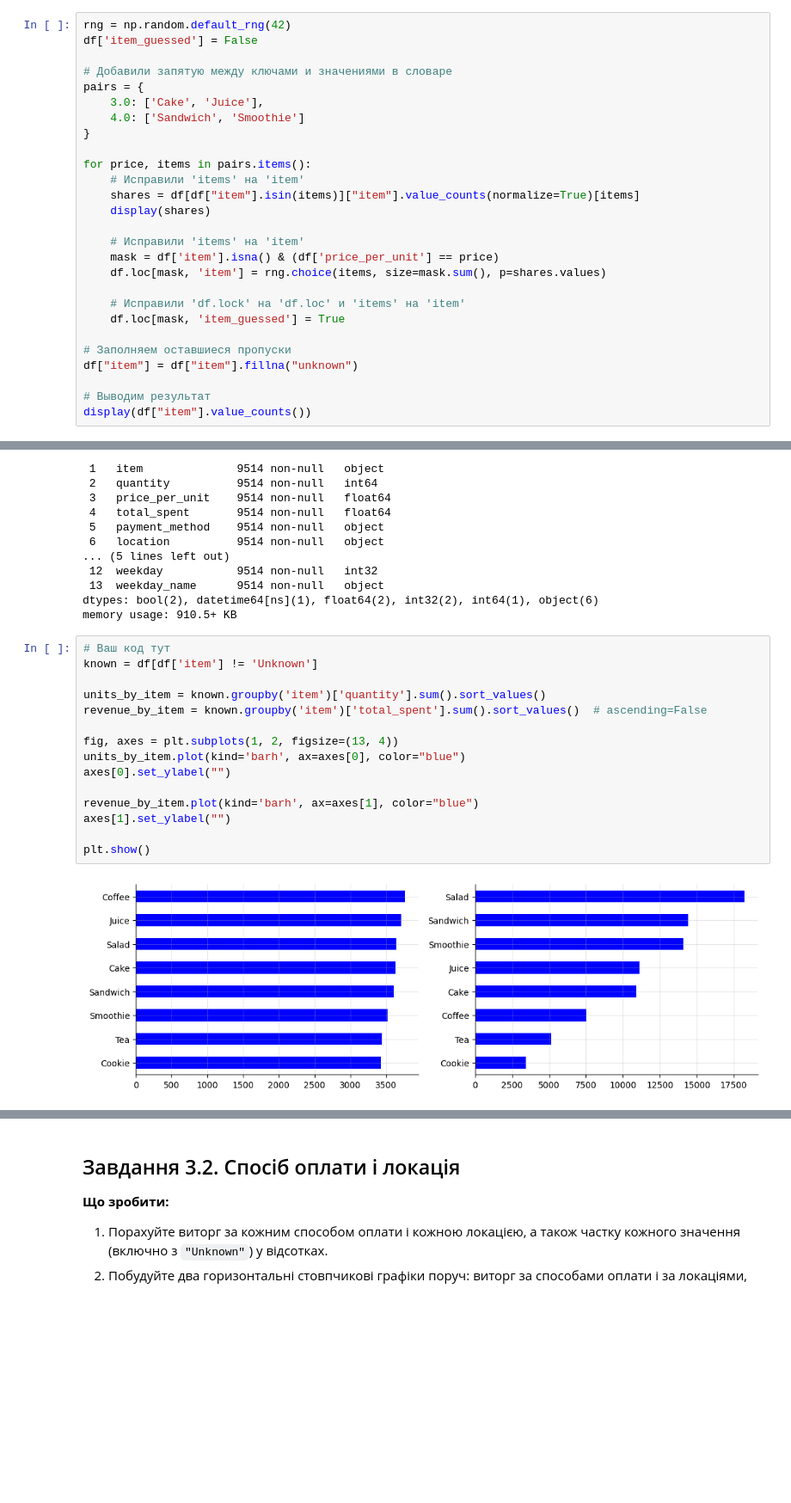
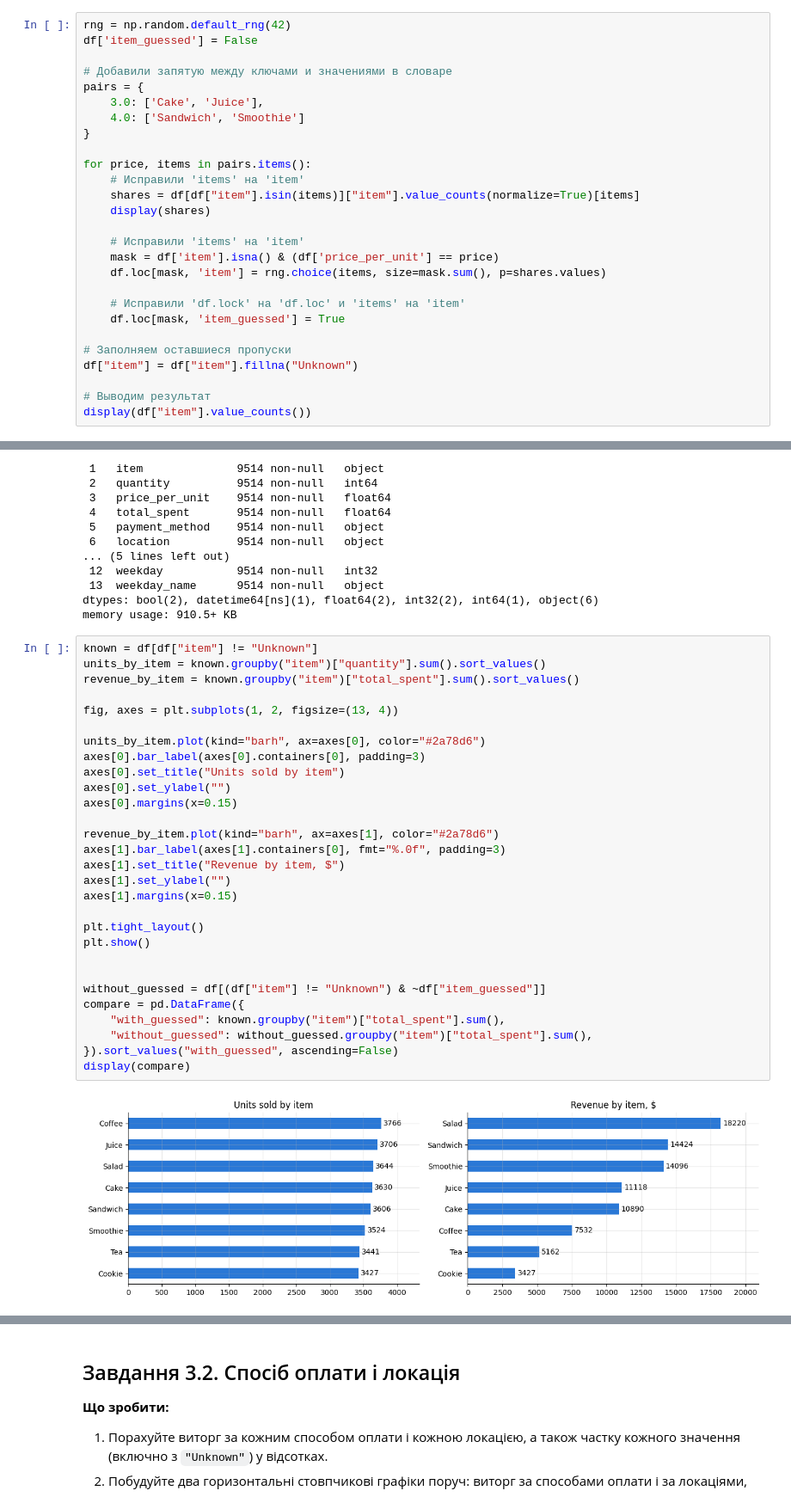
Before and after one commit to OleksandrKolesnichenko/cafe_sales_DTA26, a Jupyter notebook: notebooks/eda_cafe_sales.ipynb, the cells around one changed output, grey strips where cells are left out. Shown at 86% size. Saved outputs shown, nothing was run; the diff lists cells and outputs as text; blank space fills up the shorter version.

```diff
--- a/notebooks/eda_cafe_sales.ipynb
+++ b/notebooks/eda_cafe_sales.ipynb
@@ -706,7 +711,7 @@ for price, items in pairs.items():
     df.loc[mask, 'item_guessed'] = True
 
 # Заполняем оставшиеся пропуски
-df["item"] = df["item"].fillna("unknown")
+df["item"] = df["item"].fillna("Unknown")
 
 # Выводим результат
 display(df["item"].value_counts())
@@ -920,19 +925,33 @@ Data columns (total 14 columns):
 dtypes: bool(2), datetime64[ns](1), float64(2), int32(2), int64(1), object(6)
 memory usage: 910.5+ KB
 # %%
-# Ваш код тут
-known = df[df['item'] != 'Unknown']
-
-units_by_item = known.groupby('item')['quantity'].sum().sort_values()
-revenue_by_item = known.groupby('item')['total_spent'].sum().sort_values()  # ascending=False
+known = df[df["item"] != "Unknown"]
+units_by_item = known.groupby("item")["quantity"].sum().sort_values()
+revenue_by_item = known.groupby("item")["total_spent"].sum().sort_values()
 
 fig, axes = plt.subplots(1, 2, figsize=(13, 4))
-units_by_item.plot(kind='barh', ax=axes[0], color="blue")
+
+units_by_item.plot(kind="barh", ax=axes[0], color="#2a78d6")
+axes[0].bar_label(axes[0].containers[0], padding=3)
+axes[0].set_title("Units sold by item")
 axes[0].set_ylabel("")
+axes[0].margins(x=0.15)
 
-revenue_by_item.plot(kind='barh', ax=axes[1], color="blue")
+revenue_by_item.plot(kind="barh", ax=axes[1], color="#2a78d6")
+axes[1].bar_label(axes[1].containers[0], fmt="%.0f", padding=3)
+axes[1].set_title("Revenue by item, $")
 axes[1].set_ylabel("")
+axes[1].margins(x=0.15)
 
+plt.tight_layout()
 plt.show()
+
+
+without_guessed = df[(df["item"] != "Unknown") & ~df["item_guessed"]]
+compare = pd.DataFrame({
+    "with_guessed": known.groupby("item")["total_spent"].sum(),
+    "without_guessed": without_guessed.groupby("item")["total_spent"].sum(),
+}).sort_values("with_guessed", ascending=False)
+display(compare)
 # %% [output]
-[figure, old version]
+[figure, new version]
```
Also changed, not shown: parts of 24 cells of this notebook.
